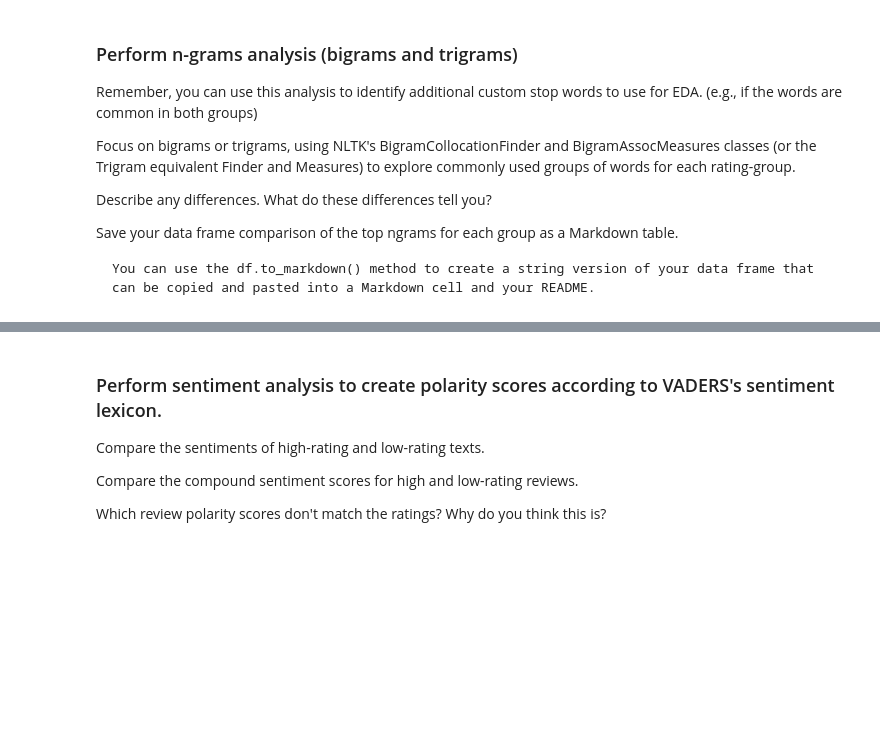
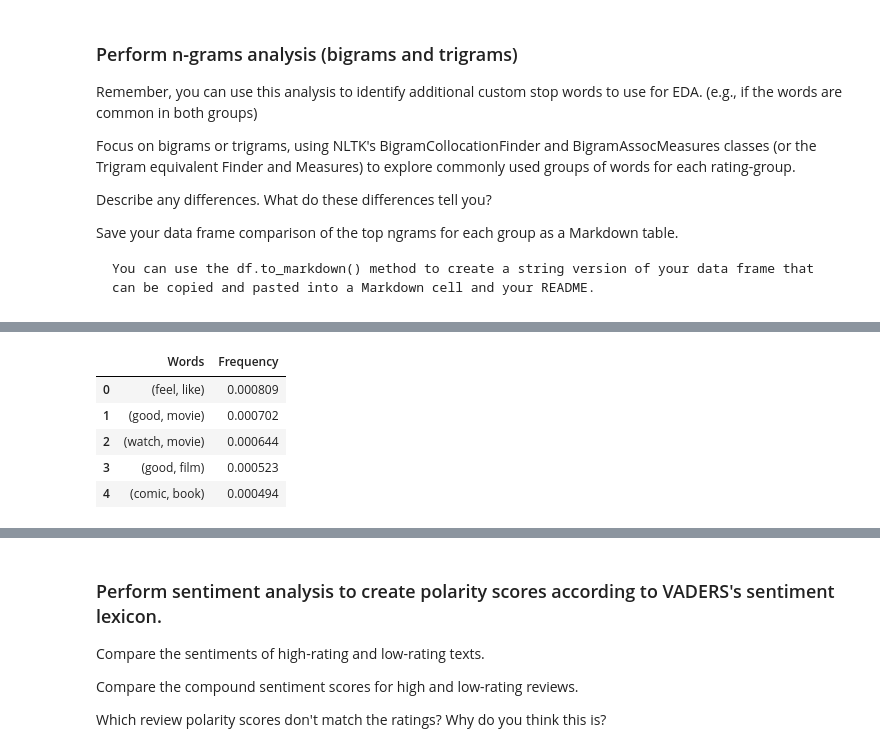
Before and after one commit to EhLeeOod/movie-project, a Jupyter notebook: project-2-part-5.ipynb, the cells around one changed output, grey strips where cells are left out. Cells and saved outputs as stored; diff of their text form; code cells hidden in the pictures; blank space fills up the shorter version.

```diff
--- a/project-2-part-5.ipynb
+++ b/project-2-part-5.ipynb
@@ -268,0 +281,8 @@ Save your data frame comparison of the top ngrams for each group as a Markdown t
+# %%
+import nltk
+
+# Instantiate a measures objects for Bigrams
+bigram_measures = nltk.collocations.BigramAssocMeasures()
+# %%
+# Create a finder for the high reviews
+bigram_finder_high = nltk.BigramCollocationFinder.from_words(high_reviews_tokens_exploded_list)
@@ -268,0 +324,11 @@ Save your data frame comparison of the top ngrams for each group as a Markdown t
+# %%
+# Convert list of tuples to dataframe for high
+df_bigram_scores_high = pd.DataFrame(bigrams_scores_high, columns=['Words','Frequency'])
+df_bigram_scores_high.head()
+# %% [output]
+|  | Words | Frequency |
+| 0 | (feel, like) | 0.000809 |
+| 1 | (good, movie) | 0.000702 |
+| 2 | (watch, movie) | 0.000644 |
+| 3 | (good, film) | 0.000523 |
+| 4 | (comic, book) | 0.000494 |
```
Also changed, not shown: parts of 9 cells of this notebook.
